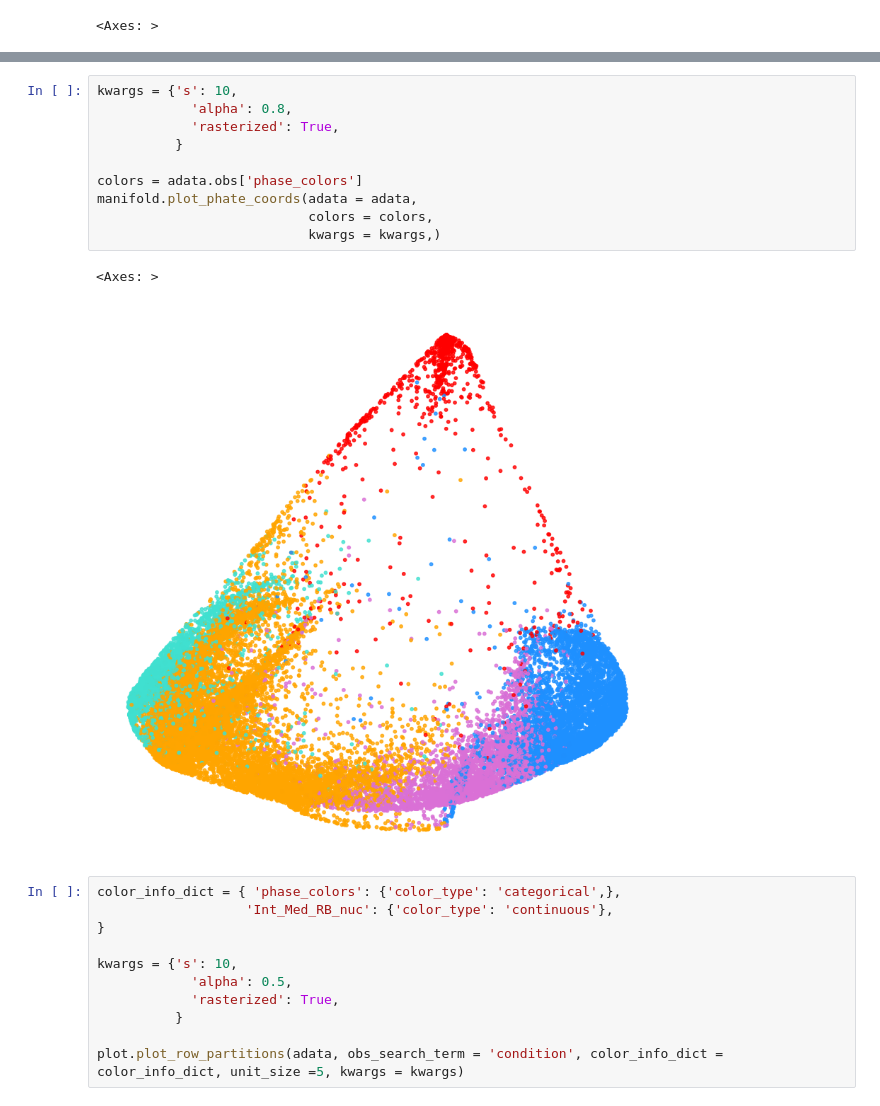
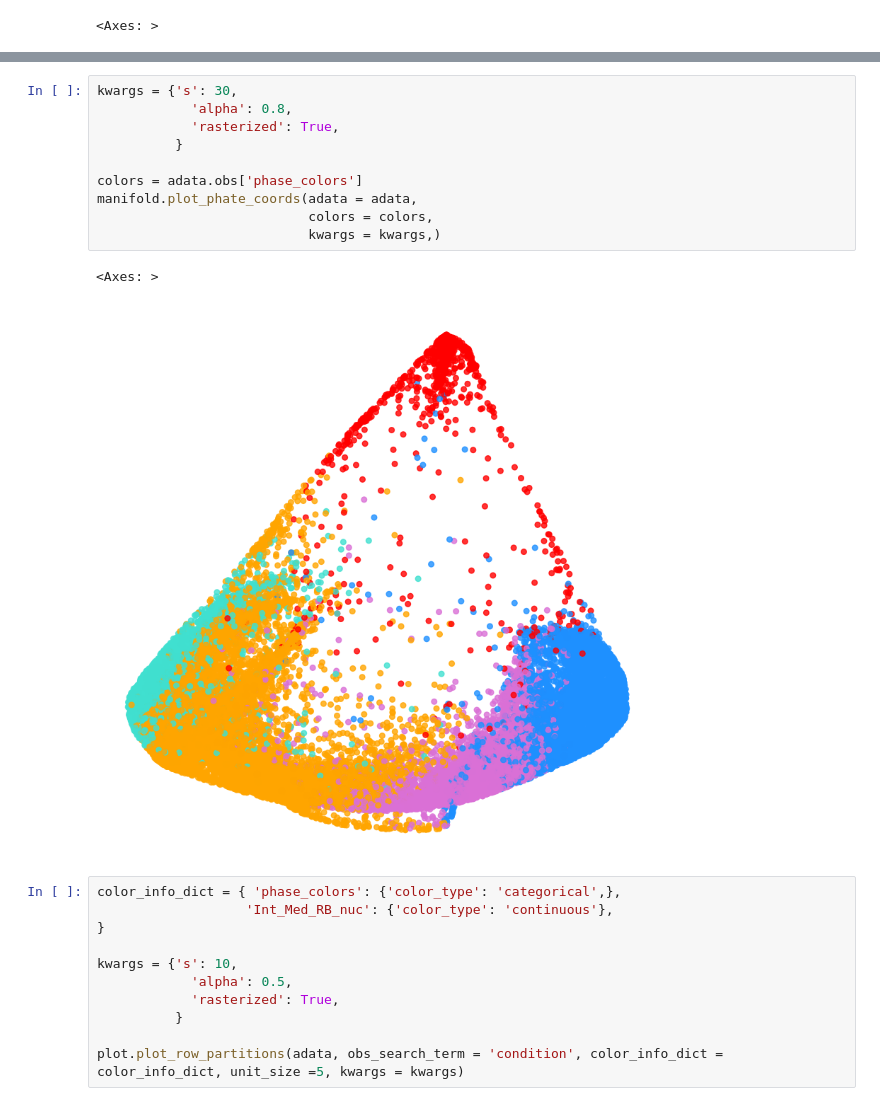
Before and after one commit to StallaertLab/cc_mapping, a Jupyter notebook: notebooks/Make Cell Cycle Maps.ipynb, the cells around one changed output, grey strips where cells are left out. Drawn from its saved outputs; the diff is of its cells as text.

```diff
--- a/notebooks/Make Cell Cycle Maps.ipynb
+++ b/notebooks/Make Cell Cycle Maps.ipynb
@@ -105,16 +120,16 @@ Calculated PHATE in 30.50 seconds.
 # %%
-kwargs = {'s': 10,
+kwargs = {'s': 30,
             'alpha': 0.8,
             'rasterized': True,
           }
 
 colors = adata.obs['phase_colors']
 manifold.plot_phate_coords(adata = adata,
                            colors = colors,
                            kwargs = kwargs,)
 # %% [output]
 <Axes: >
-[figure, old version]
+[figure, new version]
 # %%
 color_info_dict = { 'phase_colors': {'color_type': 'categorical',},
                    'Int_Med_RB_nuc': {'color_type': 'continuous'},
```
Also changed, not shown: parts of 3 cells of this notebook, 1 other file.
